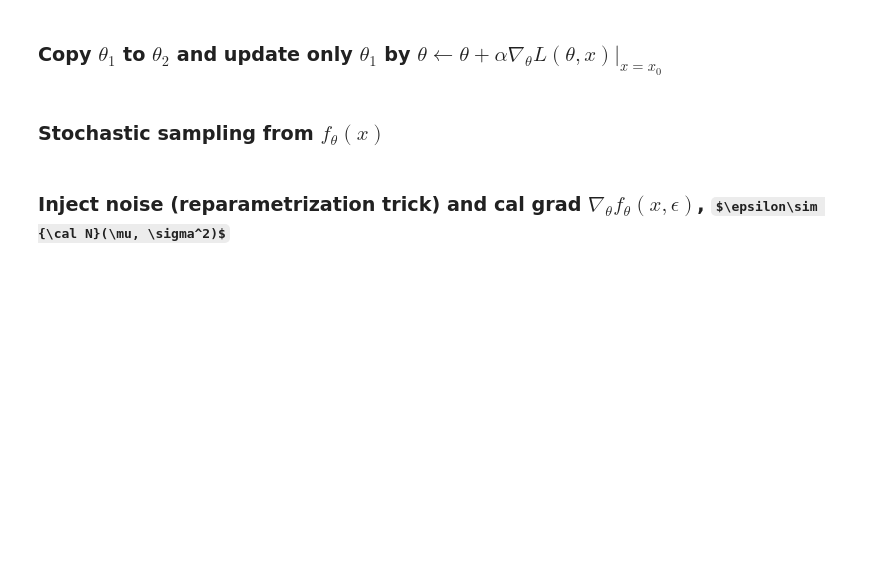
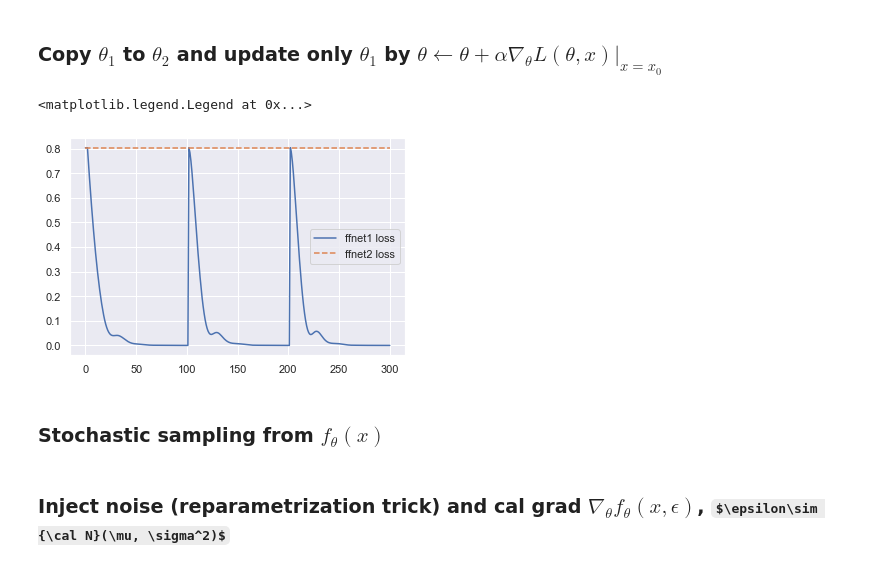
Before and after one commit to ugo-nama-kun/pytorch_notebook, a Jupyter notebook: notebook.ipynb, the cells around one changed output. Cells and saved outputs as stored; diff of their text form; code cells hidden in the pictures; some formulas as TeX source; blank space fills up the shorter version.

```diff
--- a/notebook.ipynb
+++ b/notebook.ipynb
@@ -363,4 +507,45 @@ plt.legend(loc="best")
 # %% [markdown]
 ### Copy $\theta_1$ to $\theta_2$ and update only $\theta_1$ by $\theta \leftarrow \theta + \alpha \nabla_\theta L(\theta, x)|_{x=x_0}$
+# %%
+n = 50
+learning_rate = 0.001
+
+input = torch.randn(n, 1)
+target = torch.ones(n, 1)
+ffnet1 = FFNetwork(50)
+
+# Copy Network
+ffnet2 = FFNetwork(50)
+ffnet2.load_state_dict(ffnet1.state_dict())
+
+optimizer = optim.Adam(ffnet1.parameters(), lr=learning_rate)
+
+loss_func = nn.MSELoss()
+loss1 = loss_func(ffnet1(input), target)
+loss1_hist_adam = [loss1.detach()]
+loss2 = loss_func(ffnet2(input), target)
+loss2_hist_adam = [loss2.detach()]
+
+for i in range(300):
+    optimizer.zero_grad()
+
+    loss1 = loss_func(ffnet1(input), target)
+    loss1_hist_adam.append(loss1.detach())
+    loss2 = loss_func(ffnet2(input), target)
+    loss2_hist_adam.append(loss2.detach())
+
+    loss1.backward()
+    optimizer.step()
+
+    # Copy 2nd Nework Parameters into 1st Network every 100 steps
+    if i % 100 == 0:
+        ffnet1.load_state_dict(ffnet2.state_dict())
+
+plt.plot(loss1_hist_adam, label="ffnet1 loss")
+plt.plot(loss2_hist_adam, "--", label="ffnet2 loss")
+plt.legend(loc="best")
+# %% [output]
+<matplotlib.legend.Legend at 0x...>
+[figure, added]
 # %% [markdown]
 ### Stochastic sampling from $f_\theta(x)$
```
Also changed, not shown: parts of 11 cells of this notebook, 1 other file.
